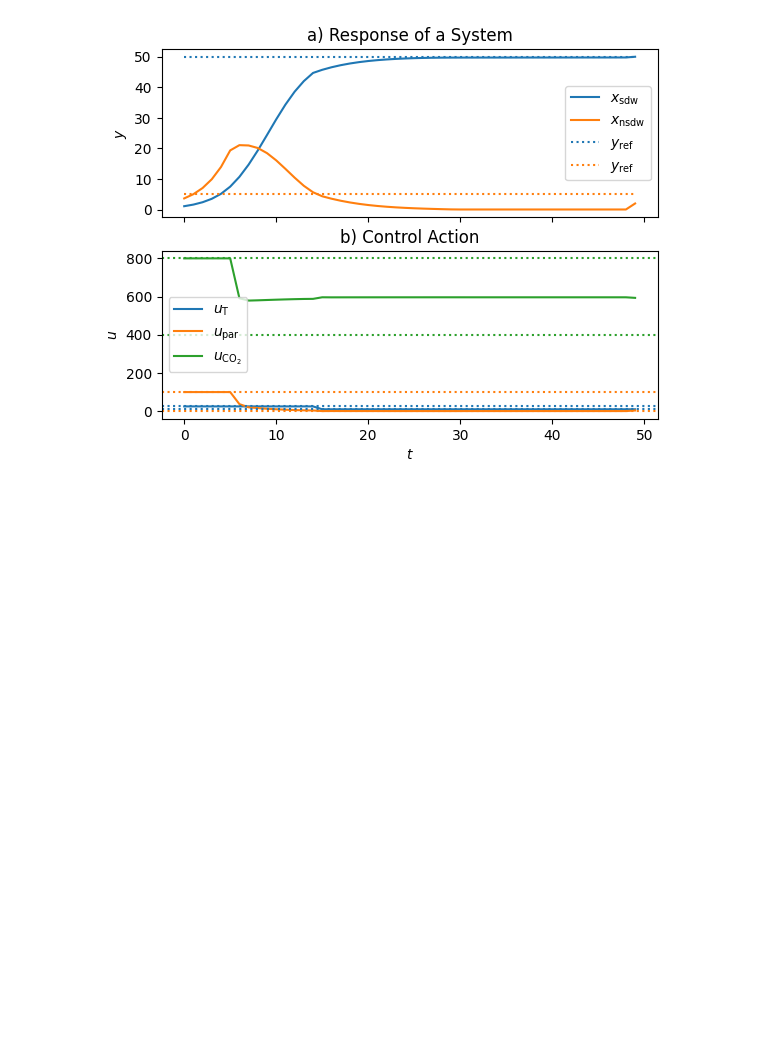
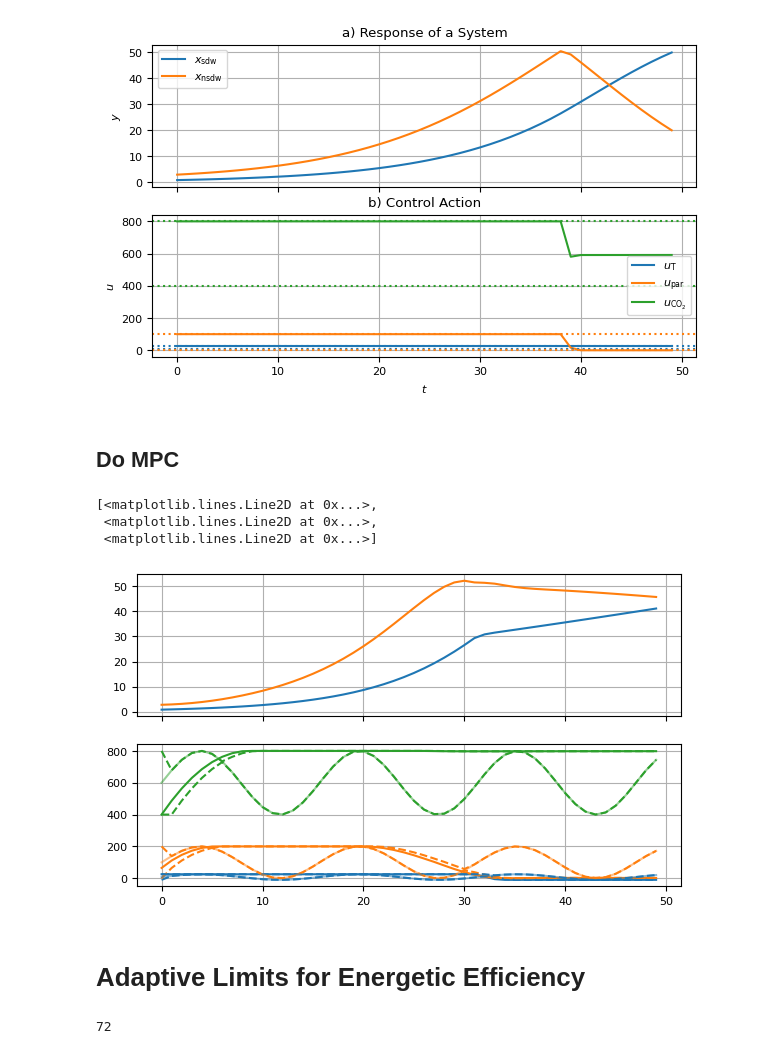
Before and after one commit to MarekWadinger/ecompc-greenhouse-platform, a Jupyter notebook: main.ipynb, the cells around one changed output. Cells and saved outputs as stored; diff of their text form; code cells hidden in the pictures; blank space fills up the shorter version.

```diff
--- a/main.ipynb
+++ b/main.ipynb
@@ -219,16 +247,22 @@ plt.show()
 # %%
 t_out, y_out, u_out = simulate(
-    lettuce_growth_model, u=sol.value(U).T, sim_time=50, t_s=86400, x0=x0
+    lettuce_growth_model,
+    u=sol.value(U).T,
+    sim_time=N,
+    t_s=sol.value(T) / N,
+    x0=x0,
 )
 # %%
 plot_response(
     t_out,
     y_out,
     u_out,
-    y_ref=[x_ref] * N,
+    # y_ref=[x_ref] * N,
     u_min=u_min,
     u_max=u_max,
 )
 plt.show()
 # %% [output]
-[figure, old version]
+[figure, new version]
+# %% [markdown]
+## Do MPC
@@ -234,0 +393,15 @@ plt.show()
+# %%
+fig, axs = plt.subplots(2, 1, sharex=True)
+axs[0].plot(np.array(y_nexts).reshape(-1, 2))
+axs[1].plot(np.array(u0s).reshape(-1, 3))
+axs[1].set_prop_cycle(None)
+axs[1].plot(np.array(ums).reshape(-1, 6)[:, :3], linestyle="--")
+axs[1].set_prop_cycle(None)
+axs[1].plot(np.array(ums).reshape(-1, 6)[:, 3:], linestyle="--")
+axs[1].set_prop_cycle(None)
+axs[1].plot(np.array(uos).reshape(-1, 3), alpha=0.5)
+# %% [output]
+[<matplotlib.lines.Line2D at 0x...>,
+ <matplotlib.lines.Line2D at 0x...>,
+ <matplotlib.lines.Line2D at 0x...>]
+[figure, added]
@@ -234,0 +410,2 @@ plt.show()
+# %% [markdown]
+# Adaptive Limits for Energetic Efficiency
@@ -234,0 +433,4 @@ plt.show()
+# %%
+len(weather["time"])
+# %% [output]
+72
```
Also changed, not shown: parts of 25 cells of this notebook, 2 other files.
